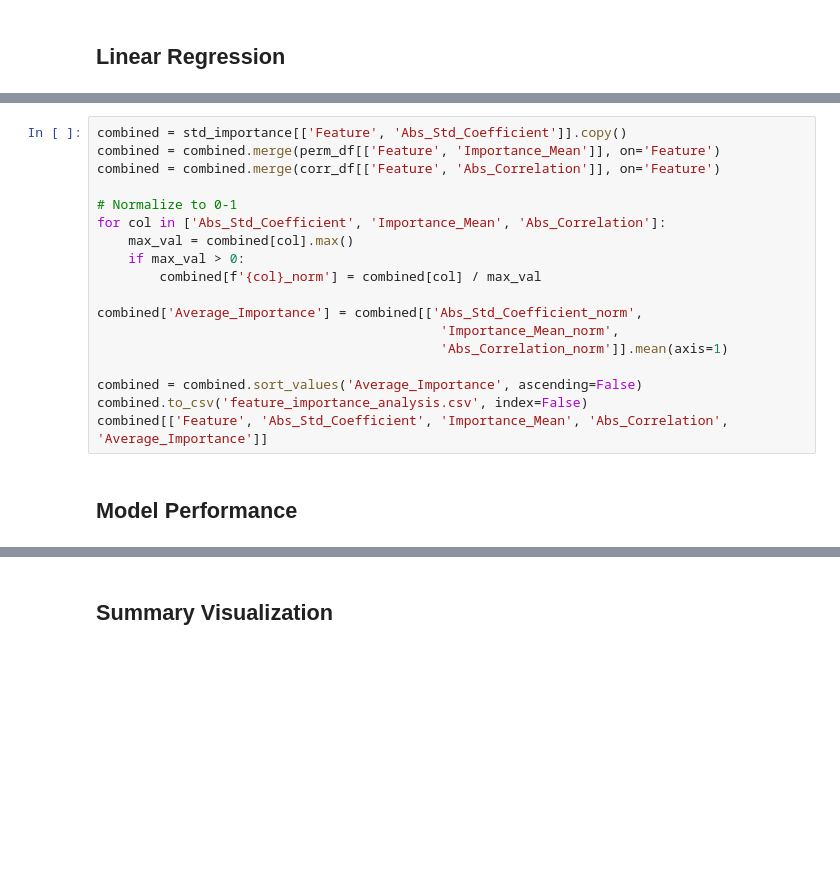
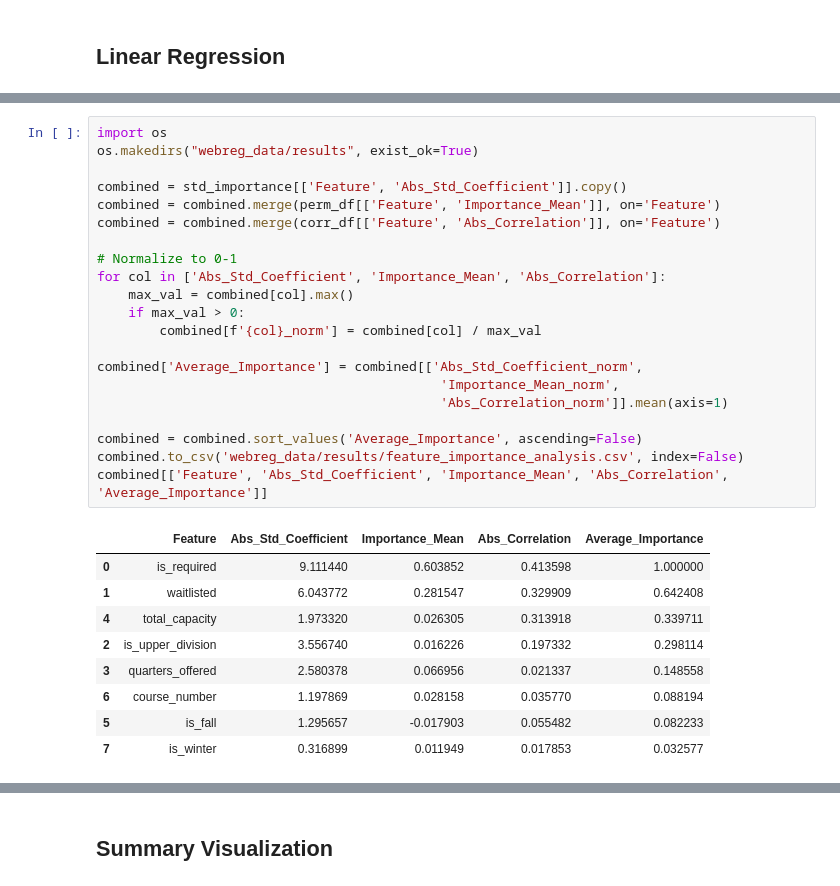
Before and after one commit to cadenpascual/DSC190_FinalProject, a Jupyter notebook: webreg_statistical_analysis.ipynb, the cells around one changed output, grey strips where cells are left out. Cells and saved outputs as stored; diff of their text form; blank space fills up the shorter version.

```diff
--- a/webreg_statistical_analysis.ipynb
+++ b/webreg_statistical_analysis.ipynb
@@ -332,20 +638,31 @@ corr_df
 # %%
+import os
+os.makedirs("webreg_data/results", exist_ok=True)
+
 combined = std_importance[['Feature', 'Abs_Std_Coefficient']].copy()
 combined = combined.merge(perm_df[['Feature', 'Importance_Mean']], on='Feature')
 combined = combined.merge(corr_df[['Feature', 'Abs_Correlation']], on='Feature')
 
 # Normalize to 0-1
 for col in ['Abs_Std_Coefficient', 'Importance_Mean', 'Abs_Correlation']:
     max_val = combined[col].max()
     if max_val > 0:
         combined[f'{col}_norm'] = combined[col] / max_val
 
 combined['Average_Importance'] = combined[['Abs_Std_Coefficient_norm',
                                             'Importance_Mean_norm',
                                             'Abs_Correlation_norm']].mean(axis=1)
 
 combined = combined.sort_values('Average_Importance', ascending=False)
-combined.to_csv('feature_importance_analysis.csv', index=False)
+combined.to_csv('webreg_data/results/feature_importance_analysis.csv', index=False)
 combined[['Feature', 'Abs_Std_Coefficient', 'Importance_Mean', 'Abs_Correlation', 'Average_Importance']]
+# %% [output]
+|  | Feature | Abs_Std_Coefficient | Importance_Mean | Abs_Correlation | Average_Importance |
+| 0 | is_required | 9.111440 | 0.603852 | 0.413598 | 1.000000 |
+| 1 | waitlisted | 6.043772 | 0.281547 | 0.329909 | 0.642408 |
+| 4 | total_capacity | 1.973320 | 0.026305 | 0.313918 | 0.339711 |
+| 2 | is_upper_division | 3.556740 | 0.016226 | 0.197332 | 0.298114 |
+| 3 | quarters_offered | 2.580378 | 0.066956 | 0.021337 | 0.148558 |
+| 6 | course_number | 1.197869 | 0.028158 | 0.035770 | 0.088194 |
+| 5 | is_fall | 1.295657 | -0.017903 | 0.055482 | 0.082233 |
+| 7 | is_winter | 0.316899 | 0.011949 | 0.017853 | 0.032577 |
-# %% [markdown]
-## Model Performance
```
Also changed, not shown: parts of 39 cells of this notebook, 9 other files.
